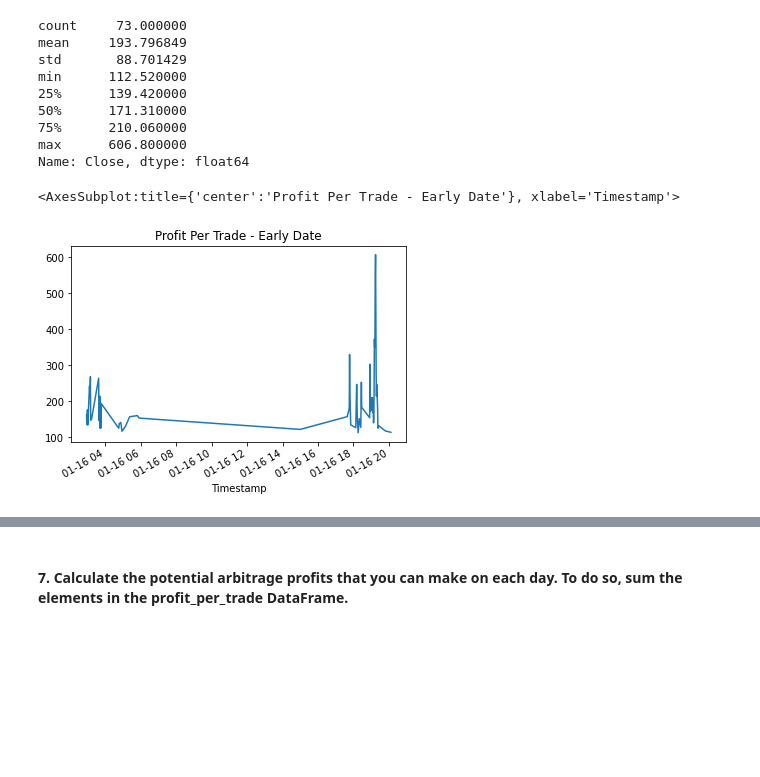
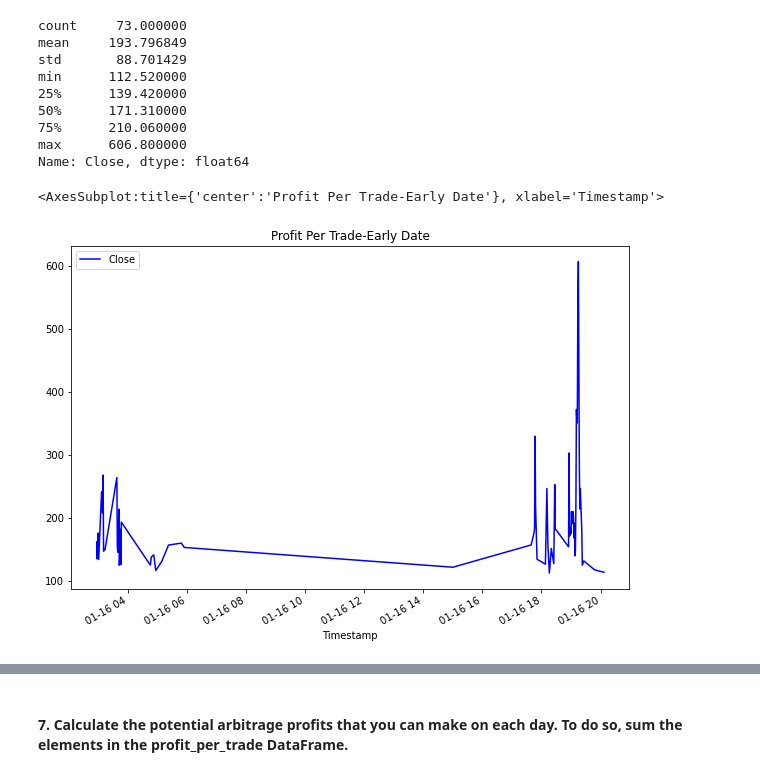
Before and after one commit to JuliaGuanzon/Crypto_Arbitrage, a Jupyter notebook: crypto_arbitrage.ipynb, the cells around one changed output, grey strips where cells are left out. Drawn from its saved outputs; the diff is of its cells as text; code cells hidden in the pictures; blank space fills up the shorter version.

```diff
--- a/crypto_arbitrage.ipynb
+++ b/crypto_arbitrage.ipynb
@@ -701,7 +701,7 @@ arbitrage_spread_early, arbitrage_spread_middle, arbitrage_spread_late
 # %%
 # Use a conditional statement to generate the summary statistics for each arbitrage_spread DataFrame
 # %%
-arbitrage_spread_early_df = arbitrage_spread_early.loc[arbitrage_spread_early > 0]
+arbitrage_spread_early_df = arbitrage_spread_early[arbitrage_spread_early > 0]
 arbitrage_spread_early_df.describe()
 # %% [output]
 count    960.000000
@@ -767,10 +772,10 @@ Name: Close, Length: 1440, dtype: float64
 # %%
 # For the date early in the dataset, determine the number of times your trades with positive returns
 # exceed the 1% minimum threshold (.01) that you need to cover your costs
-profitable_trades_early = # YOUR CODE HERE
+profitable_trades_early = spread_return_early[spread_return_early > 0.01]
 
 # Review the first five profitable trades
-# YOUR CODE HERE
+profitable_trades_early.head()
 # %% [output]
 Timestamp
 2018-01-16 02:56:00    0.012962
@@ -800,12 +843,7 @@ Name: Close, dtype: float64
 # %%
 # For the date early in the dataset, calculate the potential profit per trade in dollars
 # Multiply the profitable trades by the cost of the Bitcoin that was purchased
-profit_early = # YOUR CODE HERE
-
-# Drop any missing values from the profit DataFrame
-profit_per_trade_early = # YOUR CODE HERE
-
-# View the early profit DataFrame
-# YOUR CODE HERE
+profit_early = profitable_trades_early * bitstamp_sliced['Close'].loc['2018-01-16']
+profit_early
 # %% [output]
 Timestamp
@@ -823,0 +862,6 @@ Name: Close, Length: 73, dtype: float64
+# %%
+# Drop any missing values from the profit DataFrame
+profit_per_trade_early = profit_early.dropna().copy()
+
+# View the early profit DataFrame
+profit_per_trade_early
@@ -838,7 +944,7 @@ max      606.800000
 Name: Close, dtype: float64
 # %%
 # Plot the results for the early profit per trade DataFrame
-# YOUR CODE HERE
+profit_per_trade_early.plot(legend=True, figsize=(10, 7), title="Profit Per Trade-Early Date", color="blue")
 # %% [output]
-<AxesSubplot:title={'center':'Profit Per Trade - Early Date'}, xlabel='Timestamp'>
+<AxesSubplot:title={'center':'Profit Per Trade-Early Date'}, xlabel='Timestamp'>
-[figure, old version]
+[figure, new version]
```
Also changed, not shown: parts of 29 cells of this notebook.
